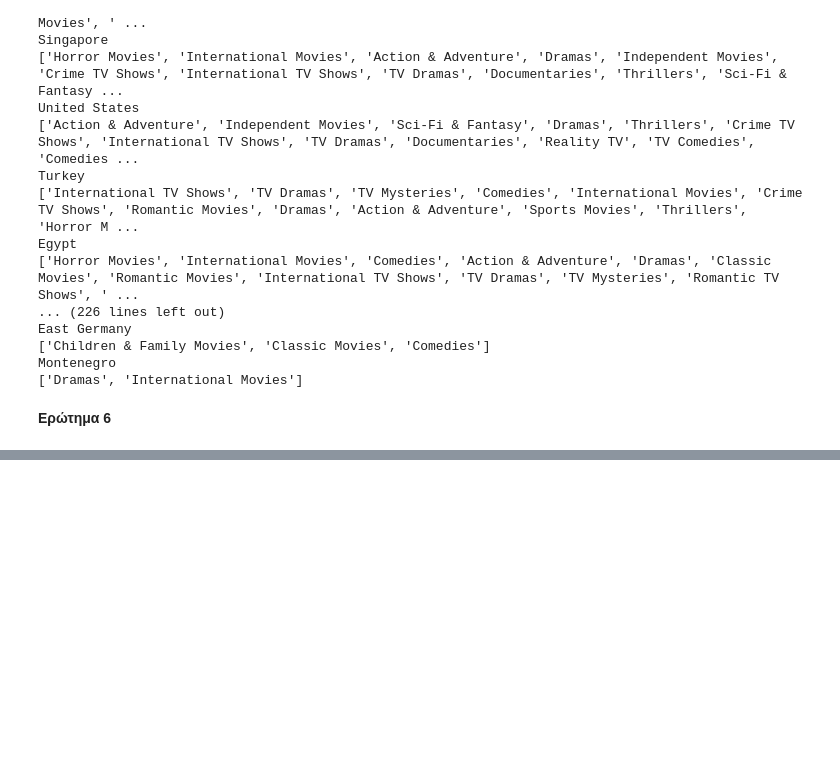
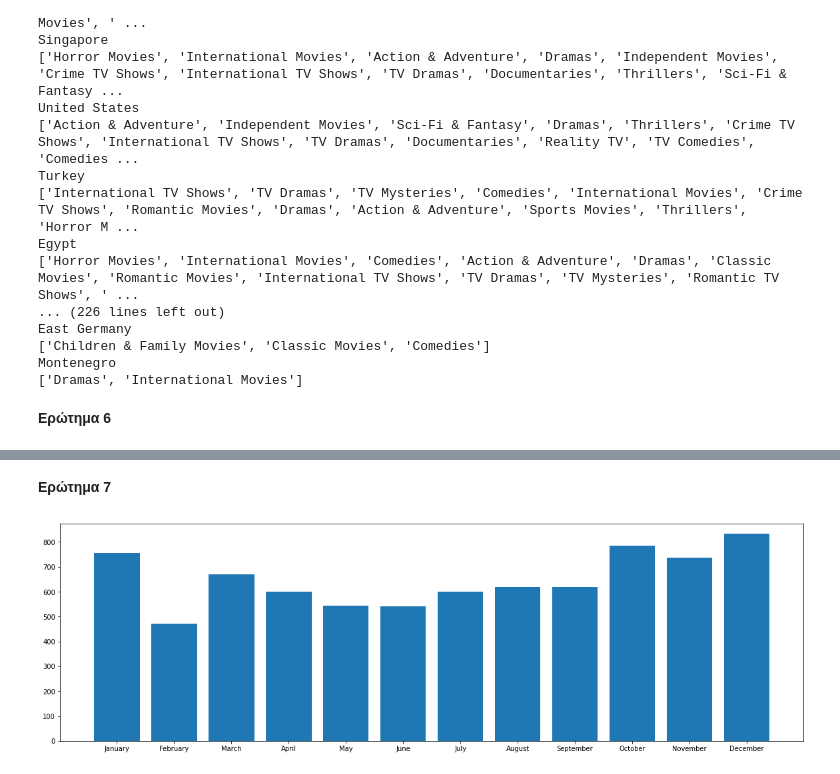
Before and after one commit to d-maniatakos/data-mining-assignment1, a Jupyter notebook: data_mining_assignment1.ipynb, the cells around one changed output, grey strips where cells are left out. Saved outputs shown, nothing was run; the diff lists cells and outputs as text; code cells hidden in the pictures; blank space fills up the shorter version.

```diff
--- a/data_mining_assignment1.ipynb
+++ b/data_mining_assignment1.ipynb
@@ -107,0 +144,18 @@ Montenegro
+# %% [markdown]
+**Ερώτημα 7**
+# %%
+from matplotlib.pyplot import figure
+def plot_month_popularity(df):
+  test = df.groupby(df['date_added'].str.split().str[0])
+  a = test['date_added'].count()
+  months = ['January','February','March','April','May','June','July','August','September','October','November','December']
+  month_count = []
+  for month in months:
+    month_count.append(a.get(month))
+  figure(figsize=(20, 6))
+  plt.bar(months, month_count)
+  plt.show()
+
+plot_month_popularity(netflix_data)
+# %% [output]
+[figure, added]
```
Also changed, not shown: parts of 7 cells of this notebook.
